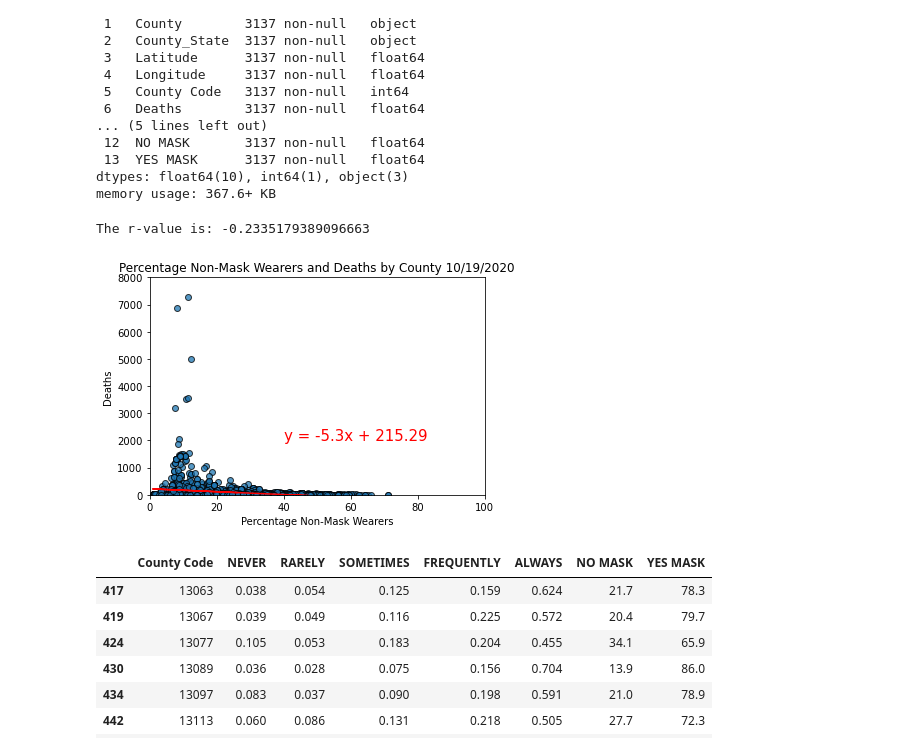
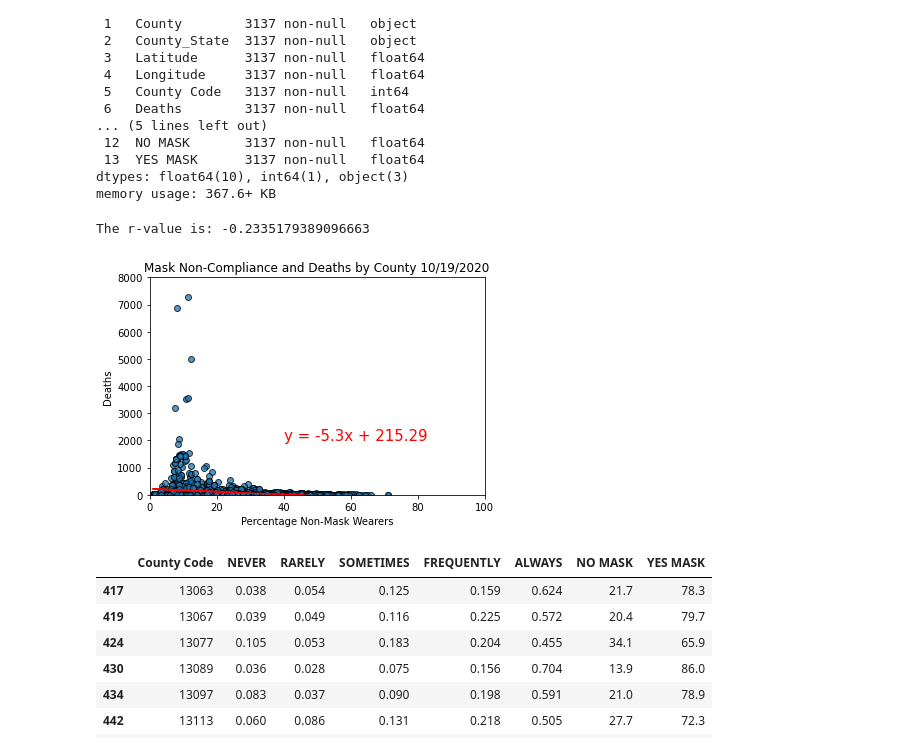
Before and after one commit to rashaad18/project_1, a Jupyter notebook: MaskMerge.ipynb, the cells around one changed output. Drawn from its saved outputs; the diff is of its cells as text; code cells hidden in the pictures.

Commit message:
Update MaskMerge notebook

```diff
--- a/MaskMerge.ipynb
+++ b/MaskMerge.ipynb
@@ -9,9 +9,9 @@ import time
 from scipy.stats import linregress
 # %%
 # Bring in datasets
-mask_data_path = "mask-use-by-county.csv"
-county_data_path = "lat_lon_county.csv"
-death_data_path= "cleaned_death_by_county.csv"
+mask_data_path = "Resources\mask-use-by-county.csv"
+county_data_path = "Resources\lat_lon_county.csv"
+death_data_path= "Resources\cleaned_death_by_county.csv"
 
 # Read the mask data, death data, and county data
 mask_data = pd.read_csv(mask_data_path)
@@ -197,30 +197,30 @@ memory usage: 367.6+ KB
 # %%
 # Test correlation
 
 # Variables
 x_val= no_nulls["NO MASK"]
 y_val= no_nulls["Deaths"]
 
 # Perform linear regression
 slope, intercept, r, p, stderr = linregress(x_val, y_val)
 
 # Slope equation
 regress_values = x_val * slope + intercept
 
 # Add line
 line_eq = "y = " + str(round(slope,2)) + "x + " + str(round(intercept,2))
 
 plt.scatter(x_val, y_val, marker="o", alpha=.75, edgecolors="k")
 plt.plot(x_val,regress_values,"r-")
 plt.annotate(line_eq,(40,2000),fontsize=15,color="red")
-plt.title("Percentage Non-Mask Wearers and Deaths by County 10/19/2020")
+plt.title("Mask Non-Compliance and Deaths by County 10/19/2020")
 plt.xlabel("Percentage Non-Mask Wearers")
 plt.ylabel("Deaths")
 plt.xlim(0, 100)
 plt.ylim(-5, 8000)
 print(f"The r-value is: {r}")
-plt.savefig("Percentage Non-Mask Wearers and Deaths by County.png")
+#plt.savefig("Mask Non-Compliance and Deaths by County.png")
 plt.show()
 # %% [output]
 The r-value is: -0.2335179389096663
-[figure, old version]
+[figure, new version]
```
Also changed, not shown: parts of 9 cells of this notebook.
